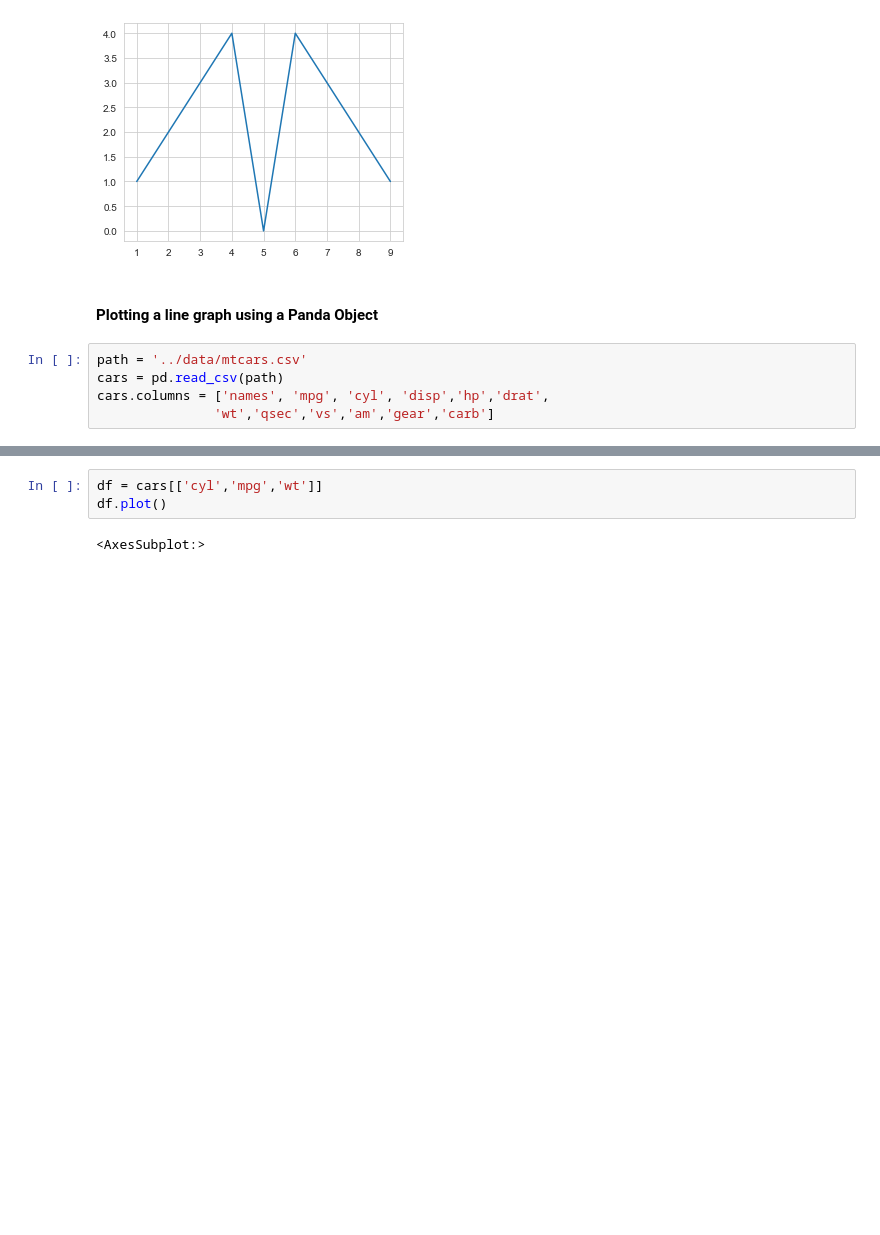
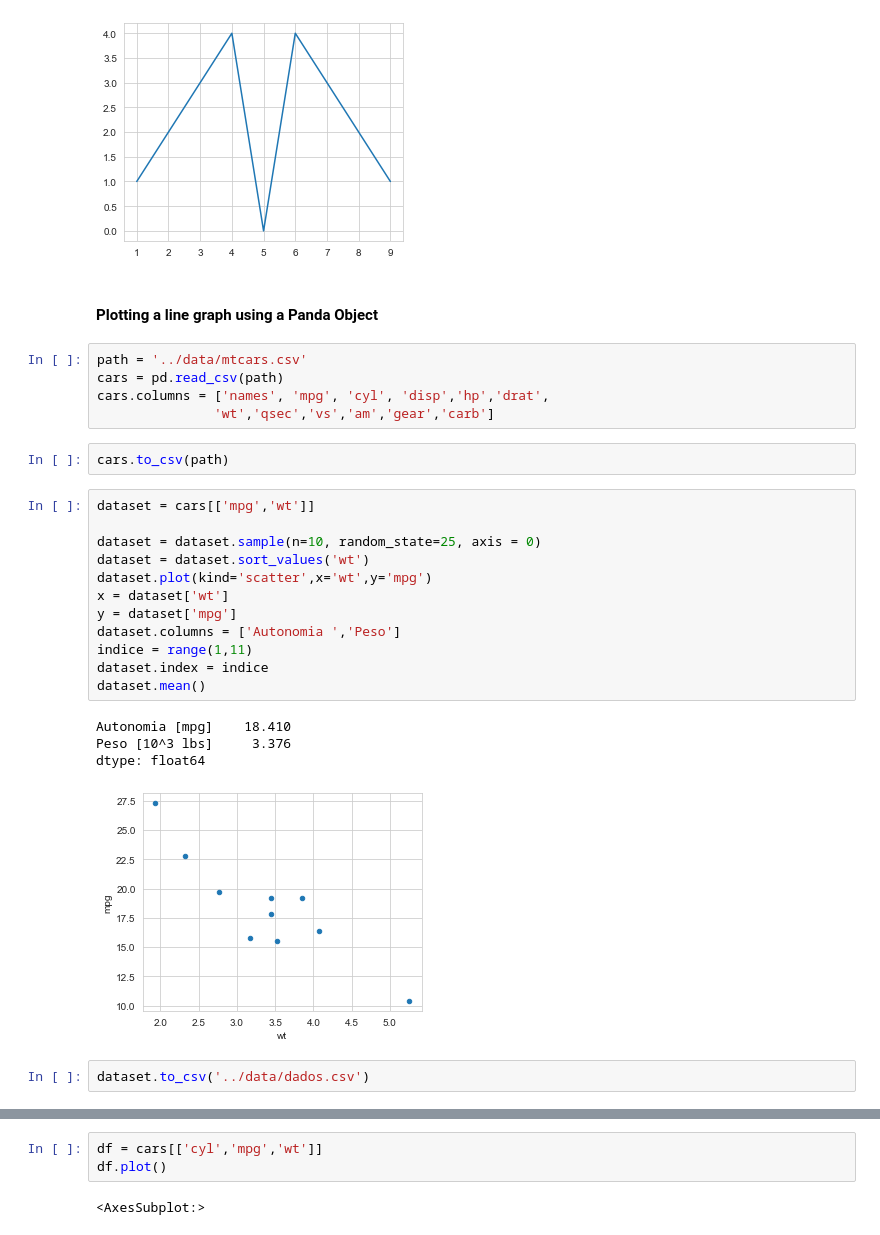
Before and after one commit to caleo-hub/Portfolio, a Jupyter notebook: Python/Data Science Exercises/Data Visualization/01_Creating_graphs .ipynb, the cells around one changed output, grey strips where cells are left out. Drawn from its saved outputs; the diff is of its cells as text; blank space fills up the shorter version.

```diff
--- a/Python/Data Science Exercises/Data Visualization/01_Creating_graphs .ipynb
+++ b/Python/Data Science Exercises/Data Visualization/01_Creating_graphs .ipynb
@@ -35,3 +35,24 @@ path = '../data/mtcars.csv'
 cars = pd.read_csv(path)
 cars.columns = ['names', 'mpg', 'cyl', 'disp','hp','drat',
                'wt','qsec','vs','am','gear','carb']
+# %%
+cars.to_csv(path)
+# %%
+dataset = cars[['mpg','wt']]
+
+dataset = dataset.sample(n=10, random_state=25, axis = 0)
+dataset = dataset.sort_values('wt')
+dataset.plot(kind='scatter',x='wt',y='mpg')
+x = dataset['wt']
+y = dataset['mpg']
+dataset.columns = ['Autonomia ','Peso']
+indice = range(1,11)
+dataset.index = indice
+dataset.mean()
+# %% [output]
+Autonomia [mpg]    18.410
+Peso [10^3 lbs]     3.376
+dtype: float64
+[figure, added]
+# %%
+dataset.to_csv('../data/dados.csv')
```
Also changed, not shown: parts of 1 cell of this notebook, 4 other files.
